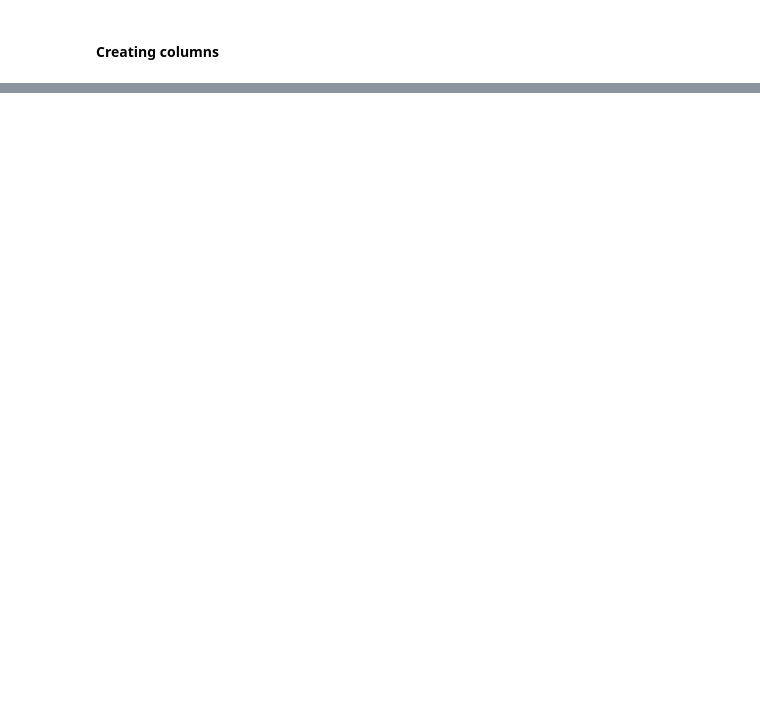
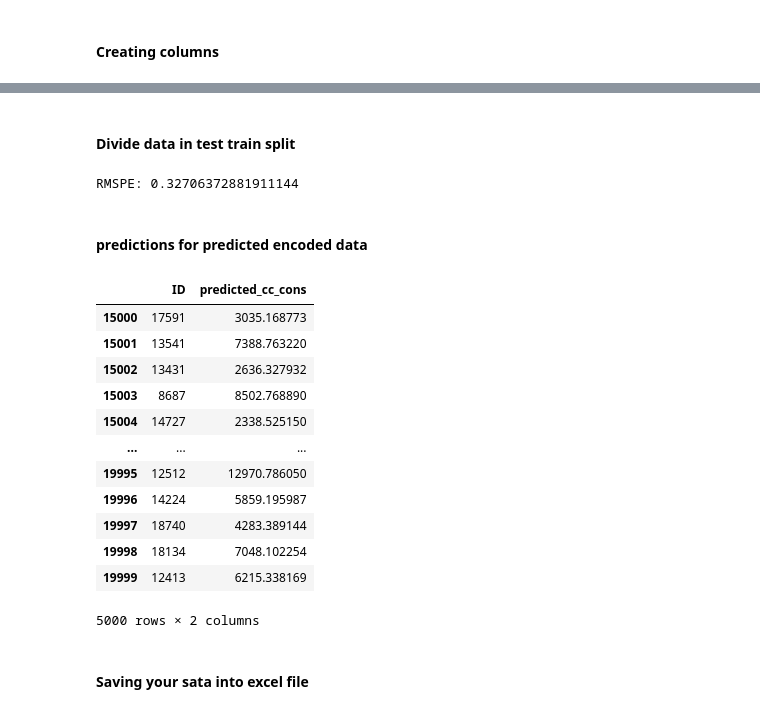
Before and after one commit to Mandy2555/Credit-Consumption-Prediction, a Jupyter notebook: CreditCardConsumption.ipynb, the cells around one changed output, grey strips where cells are left out. Cells and saved outputs as stored; diff of their text form; code cells hidden in the pictures; blank space fills up the shorter version.

```diff
--- a/CreditCardConsumption.ipynb
+++ b/CreditCardConsumption.ipynb
@@ -229,10 +231,63 @@ predict_df['avg_cc_txn'] = predict_df[['cc_count_apr', 'cc_count_may', 'cc_count
+# %%
+# Combine train and predict for consistent encoding
+combined_df = pd.concat([train_df, predict_df])
+combined_df = pd.get_dummies(combined_df, drop_first=True)
+
+# Split back
+train_df_encoded = combined_df[combined_df['cc_cons'].notnull()]
+predict_df_encoded = combined_df[combined_df['cc_cons'].isnull()]
+# %% [markdown]
+#### Divide data in test train split
 # %%
+from sklearn.ensemble import RandomForestRegressor
 from sklearn.model_selection import train_test_split
-from sklearn.essemble import RandomForestRegressor
 
-#  Seprate features and target
-X = train_df.drop(columns=['ID', 'cc_cons'])
-y = train_df['cc_cons']
+# Separate features and target
+X = train_df_encoded.drop(columns=['ID', 'cc_cons'])# train df set
+y = train_df_encoded['cc_cons']# target value
 
 # Train-test split
 X_train, X_val, y_train, y_val = train_test_split(X, y, test_size=0.2, random_state=42)
+
+# Train Random Forest
+model = RandomForestRegressor(random_state=42)
+model.fit(X_train, y_train)
+
+# Evaluate
+y_pred = model.predict(X_val)
+
+# RMSPE (Root Mean Square Percentage Error)
+import numpy as np
+def rmspe(y_true, y_pred):
+    return np.sqrt(np.mean(np.square((y_true - y_pred) / y_true)))
+
+print("RMSPE:", rmspe(y_val, y_pred))
+# %% [output]
+RMSPE: 0.32706372881911144
+# %% [markdown]
+#### predictions for predicted encoded data
+# %%
+X_test = predict_df_encoded.drop(columns=['ID', 'cc_cons'])
+cc_predictions = model.predict(X_test)
+
+# Prepare final output
+predicted_df = predict_df[['ID']].copy()
+predicted_df['predicted_cc_cons'] = cc_predictions
+# %%
+predicted_df
+# %% [output]
+|  | ID | predicted_cc_cons |
+| 15000 | 17591 | 3035.168773 |
+| 15001 | 13541 | 7388.763220 |
+| 15002 | 13431 | 2636.327932 |
+| 15003 | 8687 | 8502.768890 |
+| 15004 | 14727 | 2338.525150 |
+| ... | ... | ... |
+| 19995 | 12512 | 12970.786050 |
+| 19996 | 14224 | 5859.195987 |
+| 19997 | 18740 | 4283.389144 |
+| 19998 | 18134 | 7048.102254 |
+| 19999 | 12413 | 6215.338169 |
+5000 rows × 2 columns
+# %% [markdown]
+#### Saving your sata into excel file
```
Also changed, not shown: parts of 5 cells of this notebook, 1 other file.
